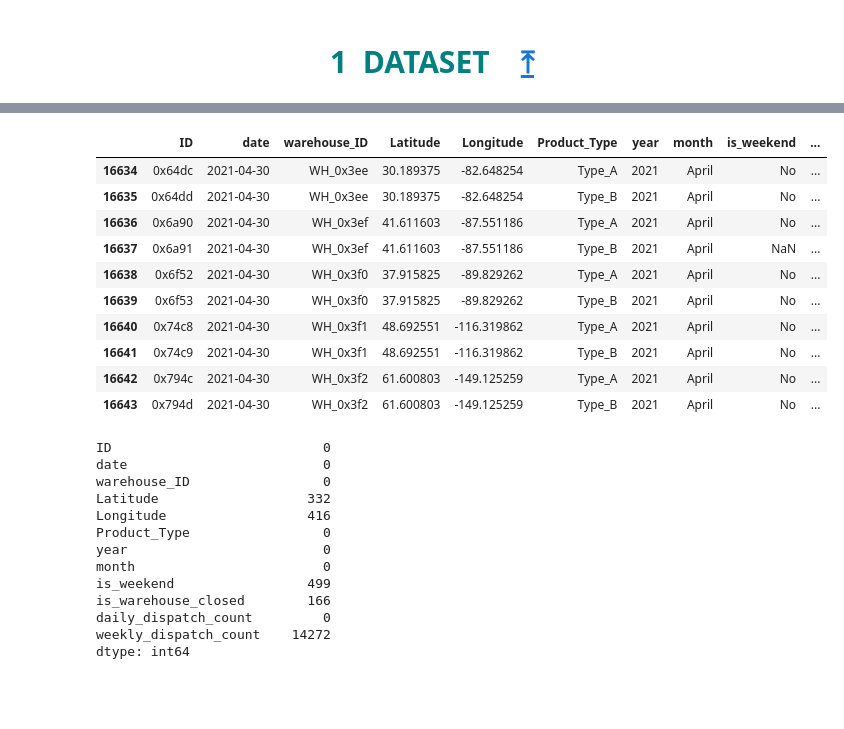
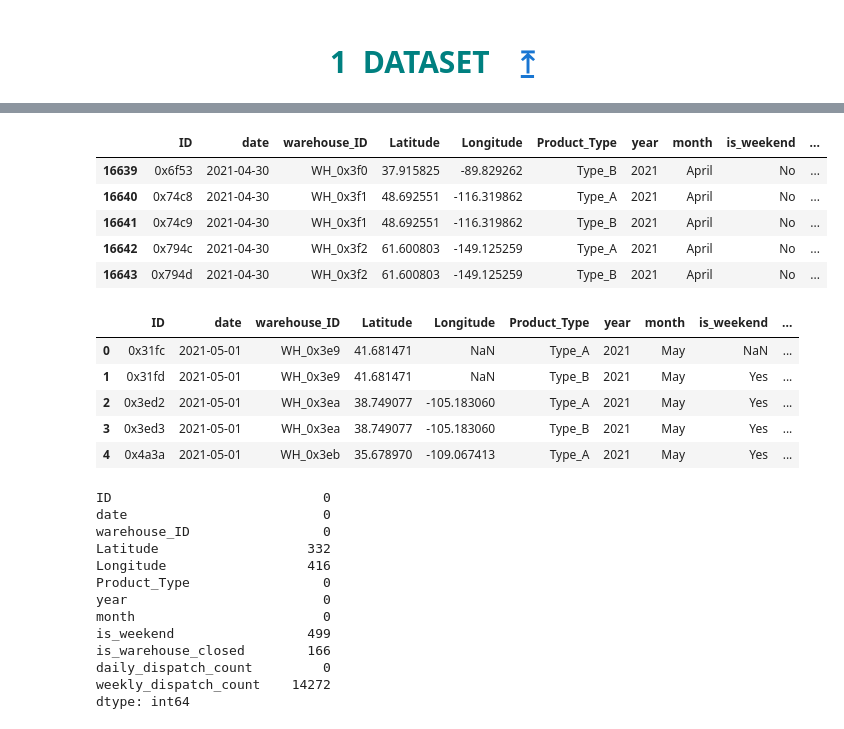
Before and after one commit to piyumaha12/Tredence-Data-Scientist-Hackathon, a Jupyter notebook: demand_forecasting.ipynb, the cells around one changed output, grey strips where cells are left out. Saved outputs shown, nothing was run; the diff lists cells and outputs as text; code cells hidden in the pictures; blank space fills up the shorter version.

```diff
--- a/demand_forecasting.ipynb
+++ b/demand_forecasting.ipynb
@@ -92,17 +95,21 @@ train.head(10)
 # %%
-train.tail(10)
+train.tail(5)
 # %% [output]
 |  | ID | date | warehouse_ID | Latitude | Longitude | Product_Type | year | month | is_weekend | ... |
-| 16634 | 0x64dc | 2021-04-30 | WH_0x3ee | 30.189375 | -82.648254 | Type_A | 2021 | April | No | ... |
-| 16635 | 0x64dd | 2021-04-30 | WH_0x3ee | 30.189375 | -82.648254 | Type_B | 2021 | April | No | ... |
-| 16636 | 0x6a90 | 2021-04-30 | WH_0x3ef | 41.611603 | -87.551186 | Type_A | 2021 | April | No | ... |
-| 16637 | 0x6a91 | 2021-04-30 | WH_0x3ef | 41.611603 | -87.551186 | Type_B | 2021 | April | NaN | ... |
-| 16638 | 0x6f52 | 2021-04-30 | WH_0x3f0 | 37.915825 | -89.829262 | Type_A | 2021 | April | No | ... |
 | 16639 | 0x6f53 | 2021-04-30 | WH_0x3f0 | 37.915825 | -89.829262 | Type_B | 2021 | April | No | ... |
 | 16640 | 0x74c8 | 2021-04-30 | WH_0x3f1 | 48.692551 | -116.319862 | Type_A | 2021 | April | No | ... |
 | 16641 | 0x74c9 | 2021-04-30 | WH_0x3f1 | 48.692551 | -116.319862 | Type_B | 2021 | April | No | ... |
 | 16642 | 0x794c | 2021-04-30 | WH_0x3f2 | 61.600803 | -149.125259 | Type_A | 2021 | April | No | ... |
 | 16643 | 0x794d | 2021-04-30 | WH_0x3f2 | 61.600803 | -149.125259 | Type_B | 2021 | April | No | ... |
+# %%
+test.head()
+# %% [output]
+|  | ID | date | warehouse_ID | Latitude | Longitude | Product_Type | year | month | is_weekend | ... |
+| 0 | 0x31fc | 2021-05-01 | WH_0x3e9 | 41.681471 | NaN | Type_A | 2021 | May | NaN | ... |
+| 1 | 0x31fd | 2021-05-01 | WH_0x3e9 | 41.681471 | NaN | Type_B | 2021 | May | Yes | ... |
+| 2 | 0x3ed2 | 2021-05-01 | WH_0x3ea | 38.749077 | -105.183060 | Type_A | 2021 | May | Yes | ... |
+| 3 | 0x3ed3 | 2021-05-01 | WH_0x3ea | 38.749077 | -105.183060 | Type_B | 2021 | May | Yes | ... |
+| 4 | 0x4a3a | 2021-05-01 | WH_0x3eb | 35.678970 | -109.067413 | Type_A | 2021 | May | Yes | ... |
 # %%
 train.isnull().sum()
 # %% [output]
```
Also changed, not shown: parts of 3 cells of this notebook.
